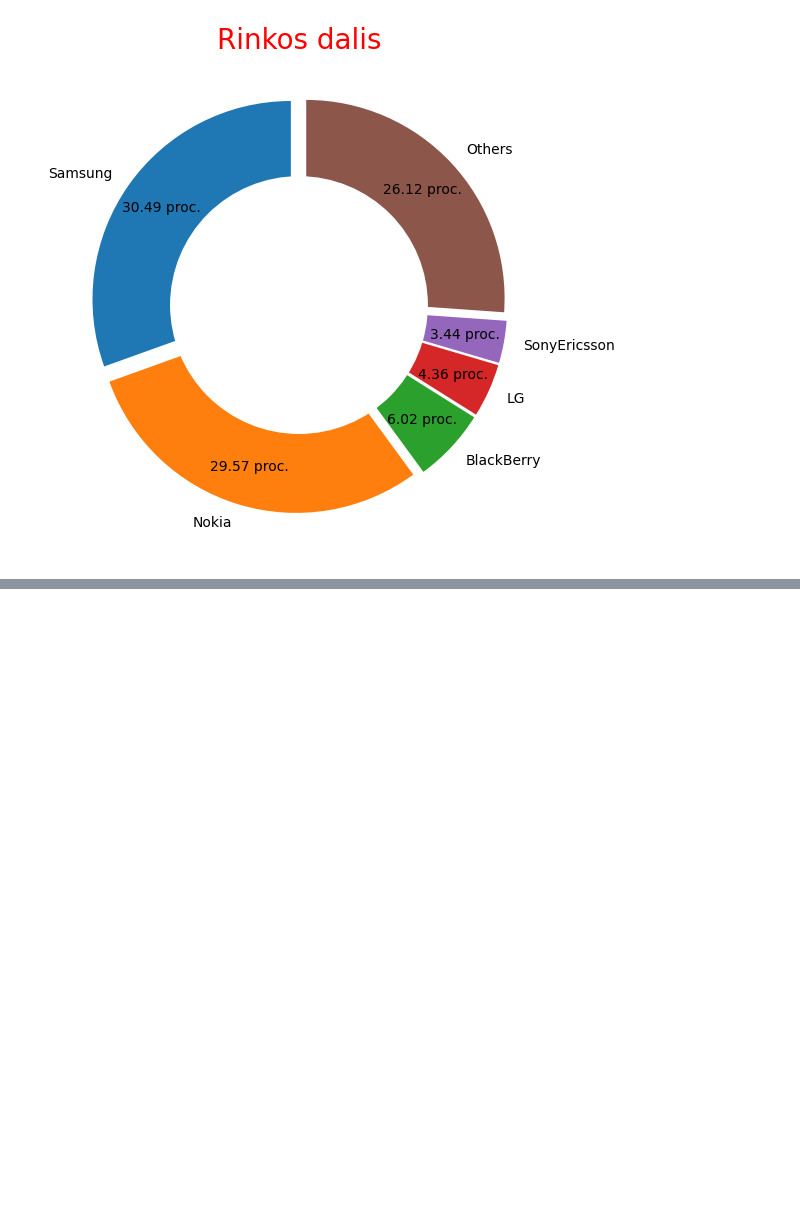
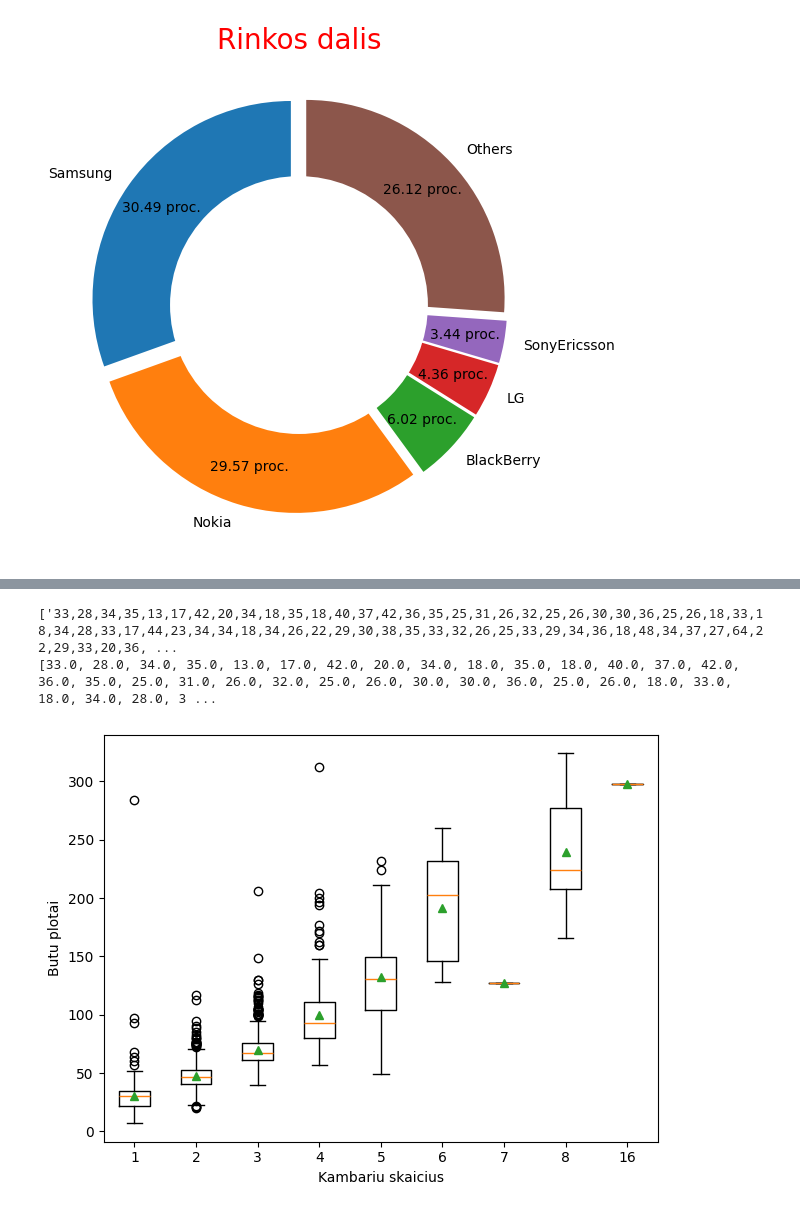
Before and after one commit to ISeeBugsEverywhere/DataScienceNotebooks, a Jupyter notebook: Studentai/Lukas/testas.ipynb, the cells around one changed output, grey strips where cells are left out. Drawn from its saved outputs; the diff is of its cells as text; code cells hidden in the pictures; blank space fills up the shorter version.

```diff
--- a/Studentai/Lukas/testas.ipynb
+++ b/Studentai/Lukas/testas.ipynb
@@ -96,3 +96,14 @@ plt.show()
 [figure]
 # %%
 # -- Kiek respondentų dalyvavo apklausoje 2014 bei 2018 metais iš kiekvienos amžiaus grupės?
+# %%
+#sql užklausos vykdymas per mysql/mariadb kursorių
+sql="""
+select Kambariai, group_concat(Plotas) as plotai from aruodas
+group by Kambariai;
+"""
+C.execute(sql)
+ans = C.fetchall()
+kambariai, plotai = list(map(list, zip(*ans)))
+#? = np.transpose(ans)
+pout(ans)
@@ -98,0 +120,18 @@ plt.show()
+# %%
+print(plotai)
+print((convert_strarrs_to_floatarrs(plotai, ','))[0])
+# %% [output]
+['33,28,34,35,13,17,42,20,34,18,35,18,40,37,42,36,35,25,31,26,32,25,26,30,30,36,25,26,18,33,18,34,28,33,17,44,23,34,34,18,34,26,22,29,30,38,35,33,32,26,25,33,29,34,36,18,48,34,37,27,64,22,29,33,20,36, ...
+[33.0, 28.0, 34.0, 35.0, 13.0, 17.0, 42.0, 20.0, 34.0, 18.0, 35.0, 18.0, 40.0, 37.0, 42.0, 36.0, 35.0, 25.0, 31.0, 26.0, 32.0, 25.0, 26.0, 30.0, 30.0, 36.0, 25.0, 26.0, 18.0, 33.0, 18.0, 34.0, 28.0, 3 ...
+# %%
+fig, axis = plt.subplots()
+
+axis.boxplot(convert_strarrs_to_floatarrs(plotai, ','), showmeans=True, showfliers=True)
+axis.set_xticklabels(kambariai)
+axis.set_xlabel('Kambariu skaicius')
+axis.set_ylabel('Butu plotai')
+
+plt.tight_layout()
+plt.show()
+# %% [output]
+[figure, added]
```
Also changed, not shown: parts of 3 cells of this notebook, 1 other file.
